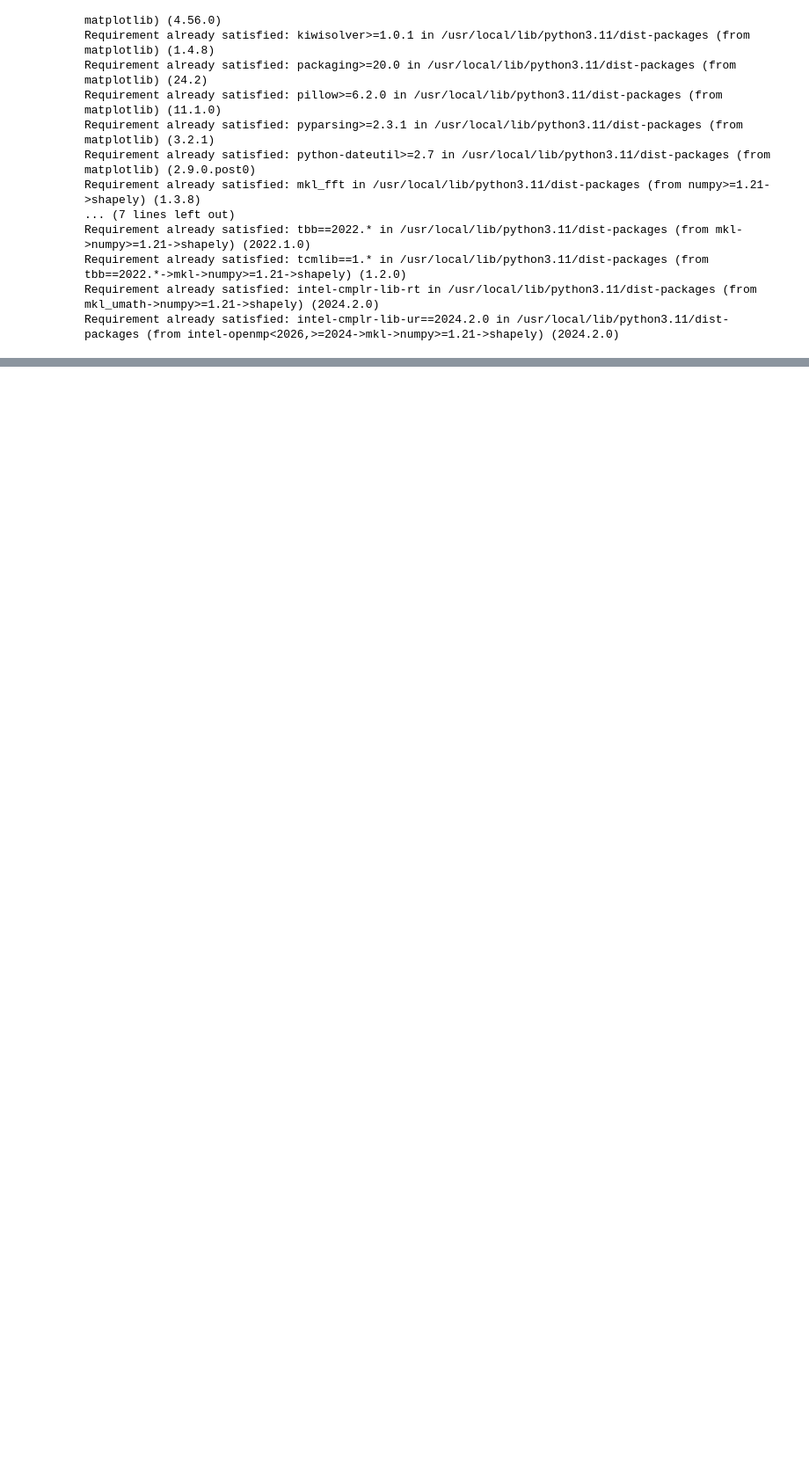
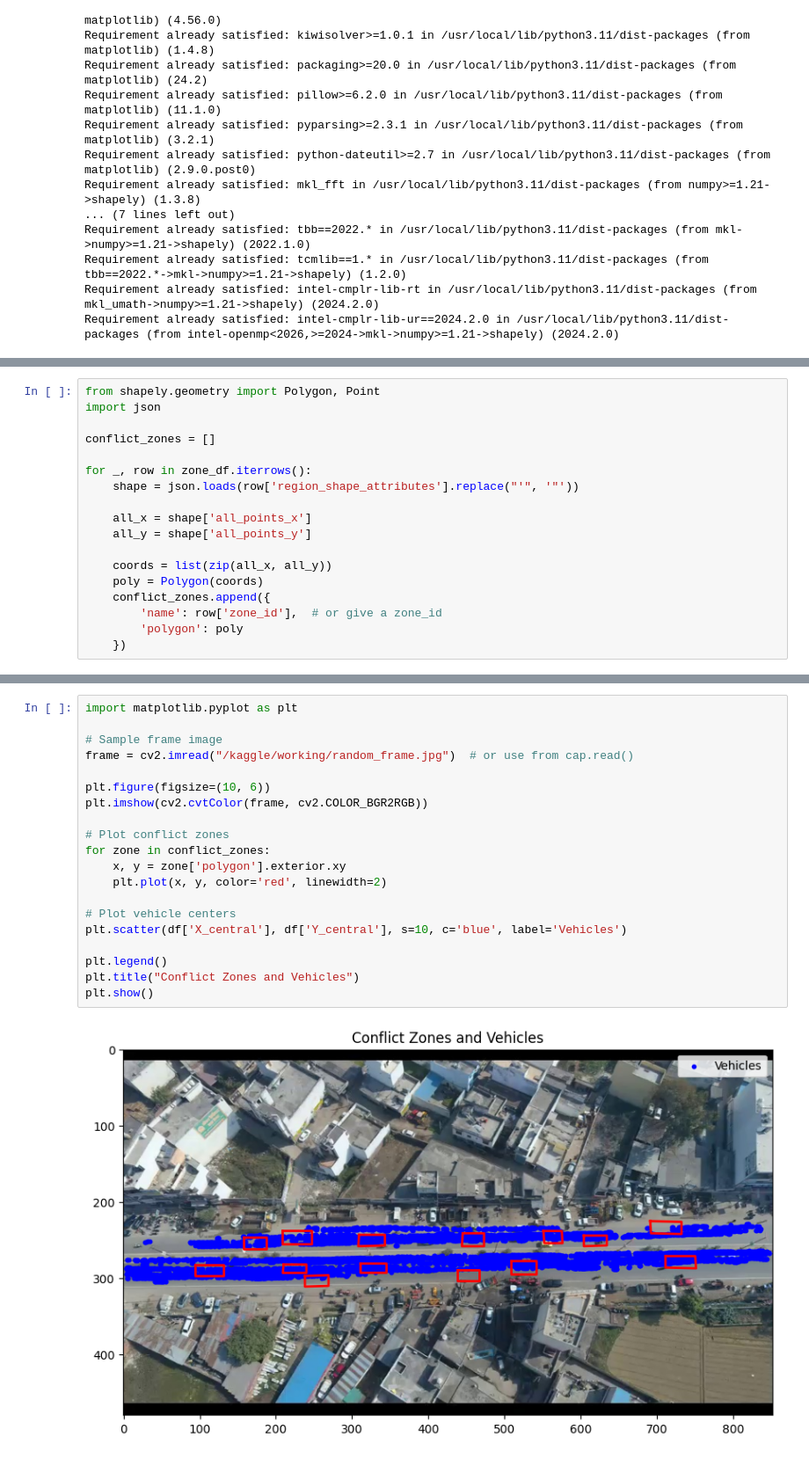
Before and after one commit to AGAMPANDEYY/vehicle_trajectory_prediction, a Jupyter notebook: PET.ipynb, the cells around one changed output, grey strips where cells are left out. Shown at 88% size. Cells and saved outputs as stored; diff of their text form; blank space fills up the shorter version.

```diff
--- a/PET.ipynb
+++ b/PET.ipynb
@@ -86,0 +153,18 @@ plt.show()
+# %%
+from shapely.geometry import Polygon, Point
+import json
+
+conflict_zones = []
+
+for _, row in zone_df.iterrows():
+    shape = json.loads(row['region_shape_attributes'].replace("'", '"'))
+
+    all_x = shape['all_points_x']
+    all_y = shape['all_points_y']
+
+    coords = list(zip(all_x, all_y))
+    poly = Polygon(coords)
+    conflict_zones.append({
+        'name': row['zone_id'],  # or give a zone_id
+        'polygon': poly
+    })
@@ -87 +191,23 @@ plt.show()
+# %%
+import matplotlib.pyplot as plt
+
+# Sample frame image
+frame = cv2.imread("/kaggle/working/random_frame.jpg")  # or use from cap.read()
+
+plt.figure(figsize=(10, 6))
+plt.imshow(cv2.cvtColor(frame, cv2.COLOR_BGR2RGB))
+
+# Plot conflict zones
+for zone in conflict_zones:
+    x, y = zone['polygon'].exterior.xy
+    plt.plot(x, y, color='red', linewidth=2)
+
+# Plot vehicle centers
+plt.scatter(df['X_central'], df['Y_central'], s=10, c='blue', label='Vehicles')
+
+plt.legend()
+plt.title("Conflict Zones and Vehicles")
+plt.show()
+# %% [output]
+[figure, added]
 # %%
```
Also changed, not shown: parts of 51 cells of this notebook.
